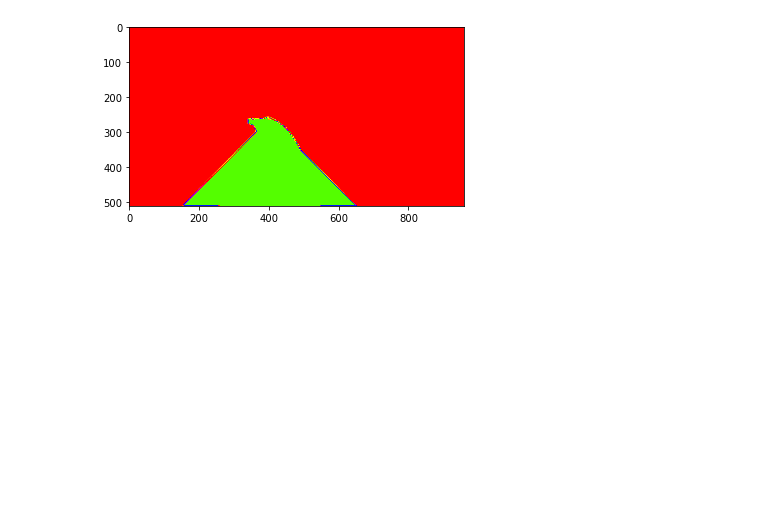
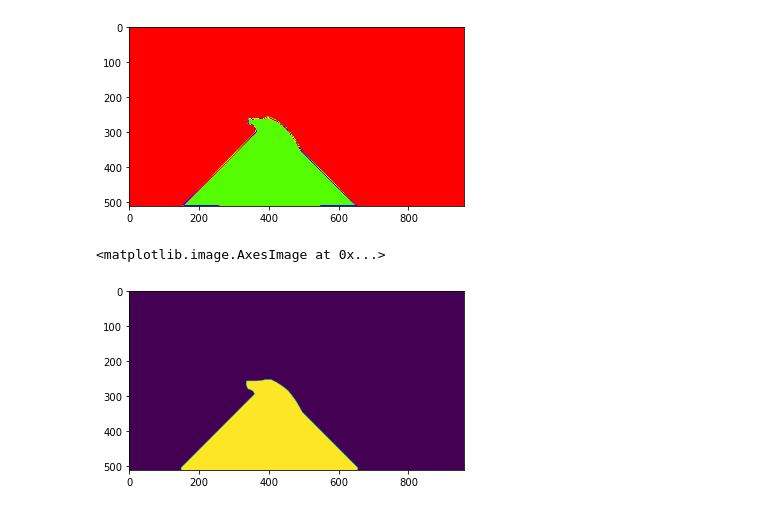
Before and after one commit to khoadaniel/vegetation-detection-railways, a Jupyter notebook: Hina/morphology_test.ipynb, the cells around one changed output. Drawn from its saved outputs; the diff is of its cells as text; code cells hidden in the pictures; blank space fills up the shorter version.

```diff
--- a/Hina/morphology_test.ipynb
+++ b/Hina/morphology_test.ipynb
@@ -294,3 +294,10 @@ plt.imshow(img_dilation, cmap='prism')
 # %% [output]
 <matplotlib.image.AxesImage at 0x...>
 [figure]
+# %%
+img_dilation = dilation(img_dilation,element)
+# %%
+plt.imshow(img_dilation)
+# %% [output]
+<matplotlib.image.AxesImage at 0x...>
+[figure, added]
```
Also changed, not shown: parts of 16 cells of this notebook, 3 other files.
